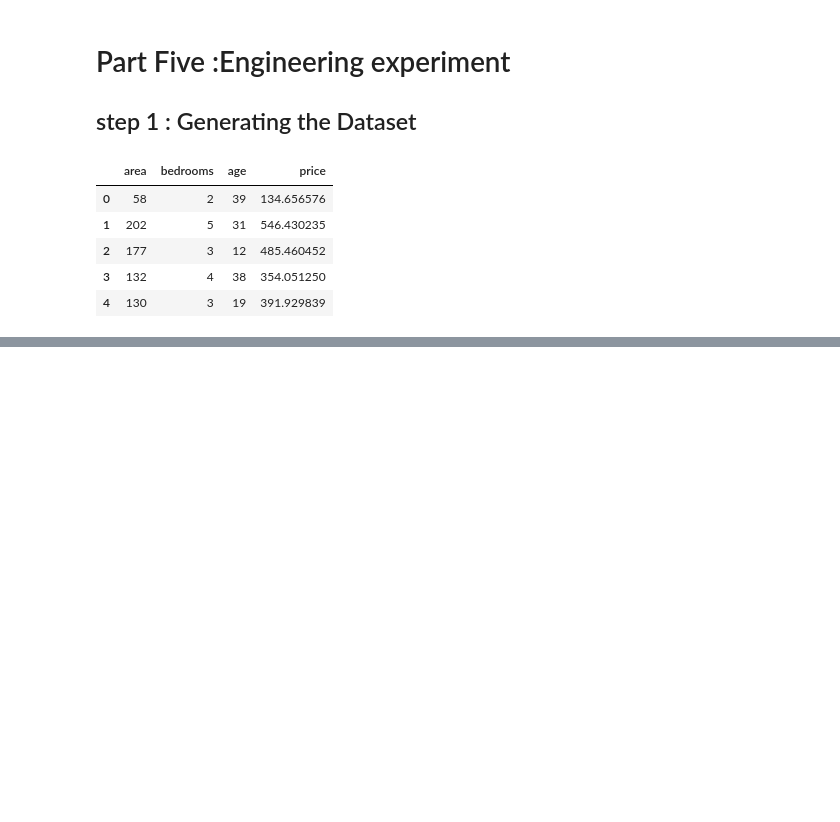
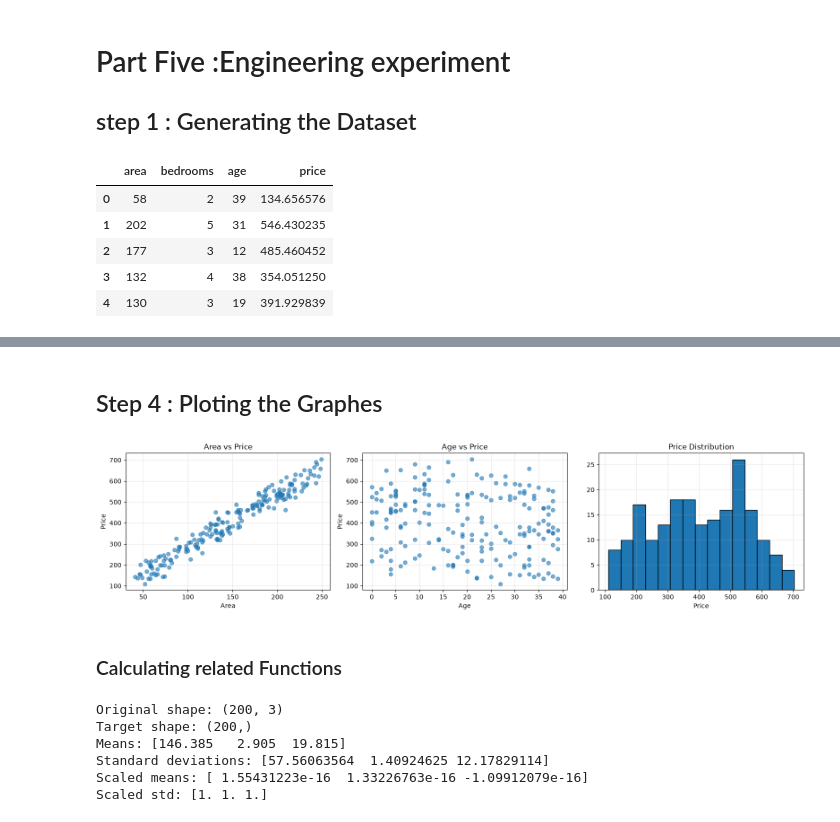
Before and after one commit to RyadKazi/Machinr-Learning-Journey, a Jupyter notebook: 01-python-ml-tools/lab_01_numpy_pandas_matplotlib.ipynb, the cells around one changed output, grey strips where cells are left out. Drawn from its saved outputs; the diff is of its cells as text; code cells hidden in the pictures; blank space fills up the shorter version.

```diff
--- a/01-python-ml-tools/lab_01_numpy_pandas_matplotlib.ipynb
+++ b/01-python-ml-tools/lab_01_numpy_pandas_matplotlib.ipynb
@@ -478,0 +565,50 @@ display(housing.head())
+# %% [markdown]
+## Step 4 : Ploting the Graphes
+# %%
+fig, axes = plt.subplots(1, 3, figsize=(16, 4))
+
+axes[0].scatter(df["area"], df["price"], alpha=0.6)
+axes[0].set_title("Area vs Price")
+axes[0].set_xlabel("Area")
+axes[0].set_ylabel("Price")
+
+axes[1].scatter(df["age"], df["price"], alpha=0.6)
+axes[1].set_title("Age vs Price")
+axes[1].set_xlabel("Age")
+axes[1].set_ylabel("Price")
+
+axes[2].hist(df["price"], bins=15, edgecolor="black")
+axes[2].set_title("Price Distribution")
+axes[2].set_xlabel("Price")
+
+for ax in axes:
+    ax.grid(alpha=0.3)
+
+plt.tight_layout()
+plt.show()
+# %% [output]
+[figure, added]
+# %% [markdown]
+### Calculating related Functions
+# %%
+X = df[["area", "bedrooms", "age"]].to_numpy(dtype=float)
+y = df["price"].to_numpy(dtype=float)
+
+mu = X.mean(axis=0)
+sigma = X.std(axis=0)
+
+X_scaled = (X - mu) / sigma
+
+print("Original shape:", X.shape)
+print("Target shape:", y.shape)
+print("Means:", mu)
+print("Standard deviations:", sigma)
+print("Scaled means:", X_scaled.mean(axis=0))
+print("Scaled std:", X_scaled.std(axis=0))
+# %% [output]
+Original shape: (200, 3)
+Target shape: (200,)
+Means: [146.385   2.905  19.815]
+Standard deviations: [57.56063564  1.40924625 12.17829114]
+Scaled means: [ 1.55431223e-16  1.33226763e-16 -1.09912079e-16]
+Scaled std: [1. 1. 1.]
```
Also changed, not shown: parts of 10 cells of this notebook.
